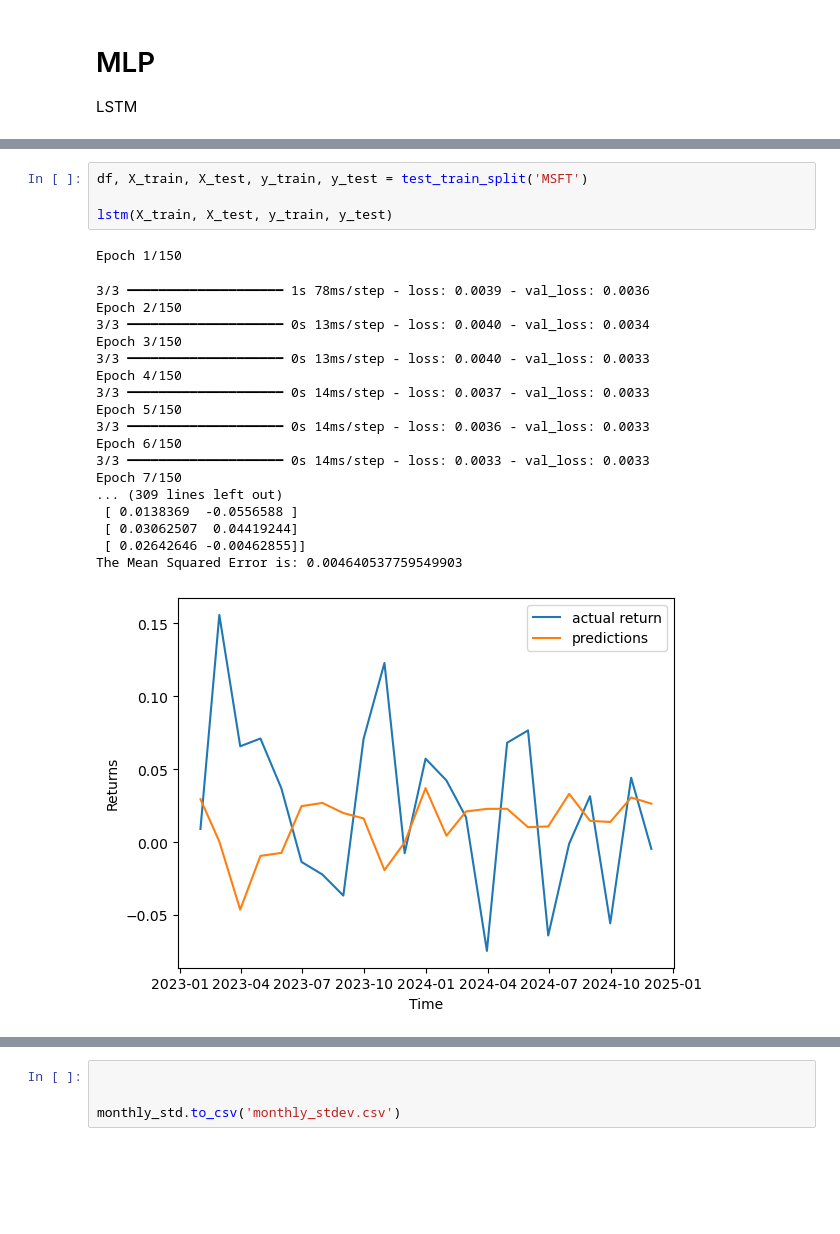
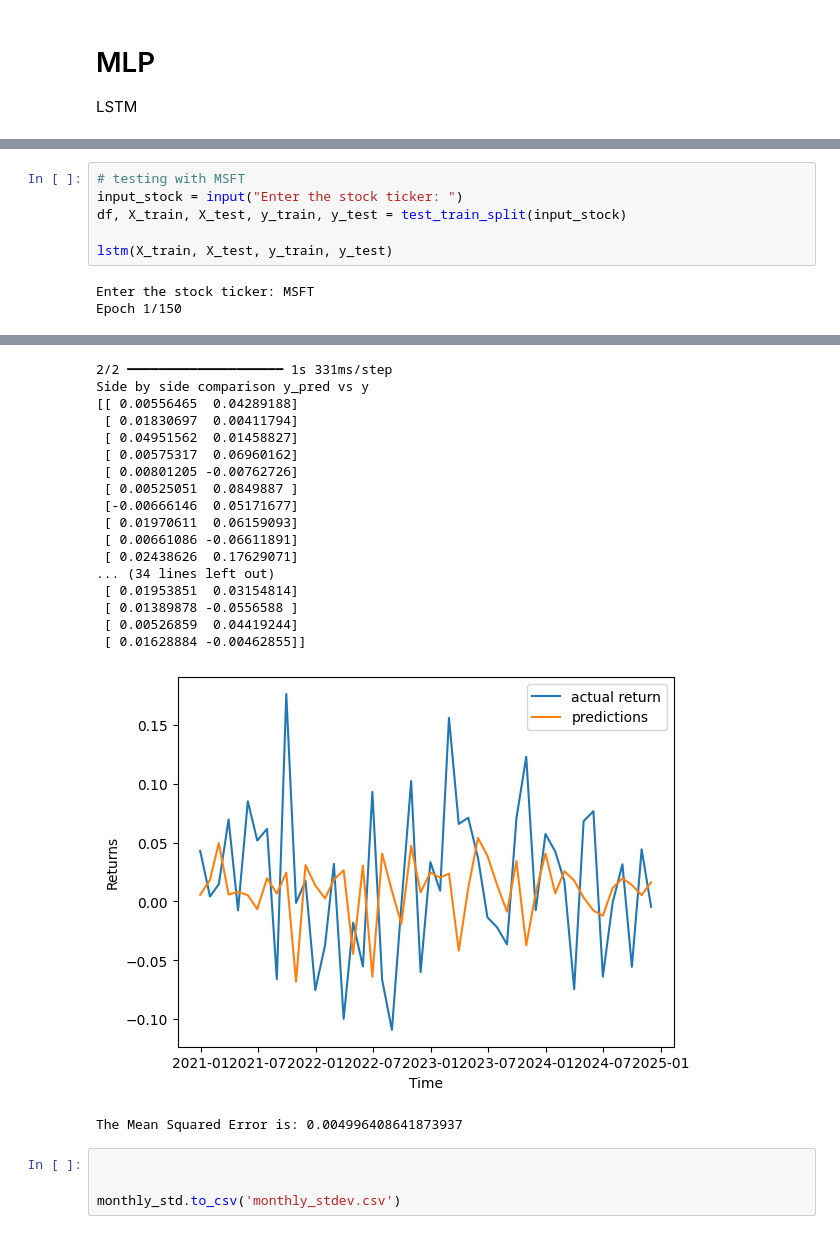
Before and after one commit to rishitashroff/riskreturncalculator, a Jupyter notebook: Project.ipynb, the cells around one changed output, grey strips where cells are left out. Drawn from its saved outputs; the diff is of its cells as text; blank space fills up the shorter version.

```diff
--- a/Project.ipynb
+++ b/Project.ipynb
@@ -203,24 +335,9 @@ def lstm(X_train, X_test, y_train, y_test):
-# %%
-df, X_train, X_test, y_train, y_test = test_train_split('MSFT')
-
-lstm(X_train, X_test, y_train, y_test)
-# %% [output]
-Epoch 1/150
-3/3 ━━━━━━━━━━━━━━━━━━━━ 1s 78ms/step - loss: 0.0039 - val_loss: 0.0036
-Epoch 2/150
-3/3 ━━━━━━━━━━━━━━━━━━━━ 0s 13ms/step - loss: 0.0040 - val_loss: 0.0034
-Epoch 3/150
-3/3 ━━━━━━━━━━━━━━━━━━━━ 0s 13ms/step - loss: 0.0040 - val_loss: 0.0033
-Epoch 4/150
-3/3 ━━━━━━━━━━━━━━━━━━━━ 0s 14ms/step - loss: 0.0037 - val_loss: 0.0033
-Epoch 5/150
-3/3 ━━━━━━━━━━━━━━━━━━━━ 0s 14ms/step - loss: 0.0036 - val_loss: 0.0033
-Epoch 6/150
-3/3 ━━━━━━━━━━━━━━━━━━━━ 0s 14ms/step - loss: 0.0033 - val_loss: 0.0033
-Epoch 7/150
-... (309 lines left out)
- [ 0.0138369  -0.0556588 ]
- [ 0.03062507  0.04419244]
- [ 0.02642646 -0.00462855]]
-The Mean Squared Error is: 0.004640537759549903
-[figure, removed]
+# %%
+# testing with MSFT
+input_stock = input("Enter the stock ticker: ")
+df, X_train, X_test, y_train, y_test = test_train_split(input_stock)
+
+lstm(X_train, X_test, y_train, y_test)
+# %% [output]
+Enter the stock ticker: MSFT
+Epoch 1/150
@@ -227,3 +364,22 @@ The Mean Squared Error is: 0.004640537759549903
+2/2 ━━━━━━━━━━━━━━━━━━━━ 1s 331ms/step
+Side by side comparison y_pred vs y
+[[ 0.00556465  0.04289188]
+ [ 0.01830697  0.00411794]
+ [ 0.04951562  0.01458827]
+ [ 0.00575317  0.06960162]
+ [ 0.00801205 -0.00762726]
+ [ 0.00525051  0.0849887 ]
+ [-0.00666146  0.05171677]
+ [ 0.01970611  0.06159093]
+ [ 0.00661086 -0.06611891]
+ [ 0.02438626  0.17629071]
+... (34 lines left out)
+ [ 0.01953851  0.03154814]
+ [ 0.01389878 -0.0556588 ]
+ [ 0.00526859  0.04419244]
+ [ 0.01628884 -0.00462855]]
+[figure, added]
+The Mean Squared Error is: 0.004996408641873937
 # %%
 
 
```
Also changed, not shown: parts of 14 cells of this notebook, 6 other files.
